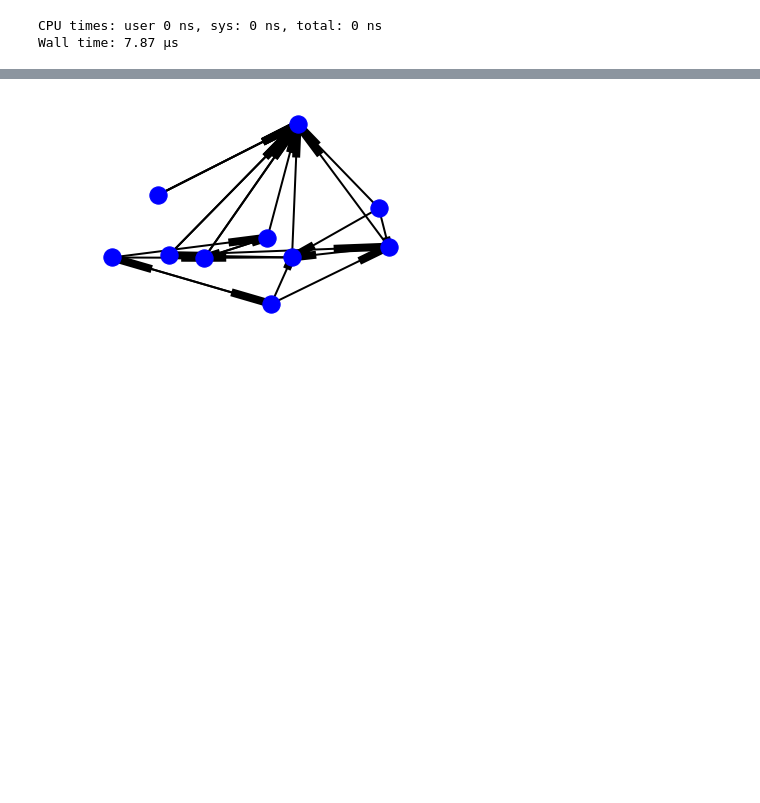
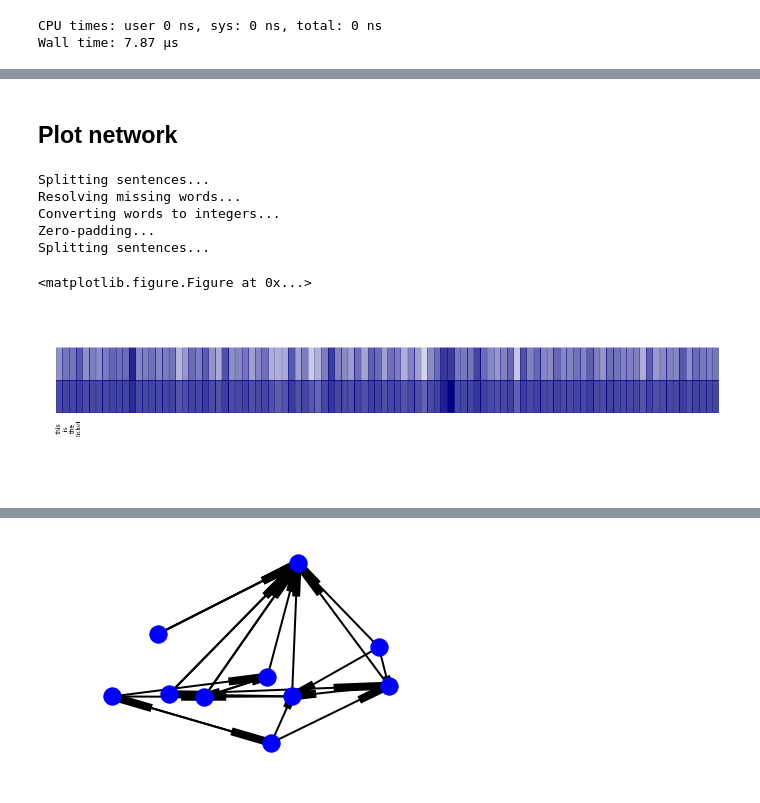
Before and after one commit to richwkc/Kaggle-Toxic-Comment-Classification-Challenge, a Jupyter notebook: codebase/visualize-rnn.ipynb, the cells around one changed output, grey strips where cells are left out. Drawn from its saved outputs; the diff is of its cells as text; code cells hidden in the pictures; blank space fills up the shorter version.

```diff
--- a/codebase/visualize-rnn.ipynb
+++ b/codebase/visualize-rnn.ipynb
@@ -215,0 +207,2 @@ pos = dict(list({x: [2*x, 0] for x in range(numberOfNeurons)}.items())
+# %% [markdown]
+## Plot network
@@ -216,3 +221,52 @@ pos = dict(list({x: [2*x, 0] for x in range(numberOfNeurons)}.items())
+# %%
+from matplotlib.collections import PatchCollection
+from matplotlib.patches import Rectangle
+from matplotlib.pyplot import text
+
+def plotActivations(sentence):
+    outputActivations, cellStateActivations = outputs(sentence)
+
+    plt.clf()
+    plt.figure(figsize=(20, 5))
+
+    cellStates =[Rectangle(
+            (i / lstmUnits, 0.4),
+            1 / lstmUnits,
+            0.2,
+            alpha=a,
+            color="navy")
+         for (i, a) in zip(range(lstmUnits), normalizeCellState(cellStateActivations[0]))]
+
+    cellOutputs =[Rectangle(
+            (i / lstmUnits, 0.6),
+            1 / lstmUnits,
+            0.2,
+            alpha=a,
+            color="navy")
+         for (i, a) in zip(range(lstmUnits), normalizeOutput(outputActivations[0]))]
+
+    words = splitter.transform(pd.DataFrame([sentence], columns=["comment_text"]))[0]
+    for (i, word) in zip(range(len(words)), words):
+        text(i/lstmUnits, 0.3, word, fontsize=10, rotation="vertical", ha="left", va="center")
+
+    ax = plt.gca()
+    ax.set_axis_off()
+    for state in cellStates:
+        ax.add_patch(state)
+
+    for output in cellOutputs:
+        ax.add_patch(output)
+    plt.show()
+# %%
+plotActivations("This is the ticket!")
+# %% [output]
+Splitting sentences...
+Resolving missing words...
+Converting words to integers...
+Zero-padding...
+Splitting sentences...
+<matplotlib.figure.Figure at 0x...>
+[figure, added]
 # %%
 import networkx as nx
 
```
Also changed, not shown: parts of 6 cells of this notebook.
